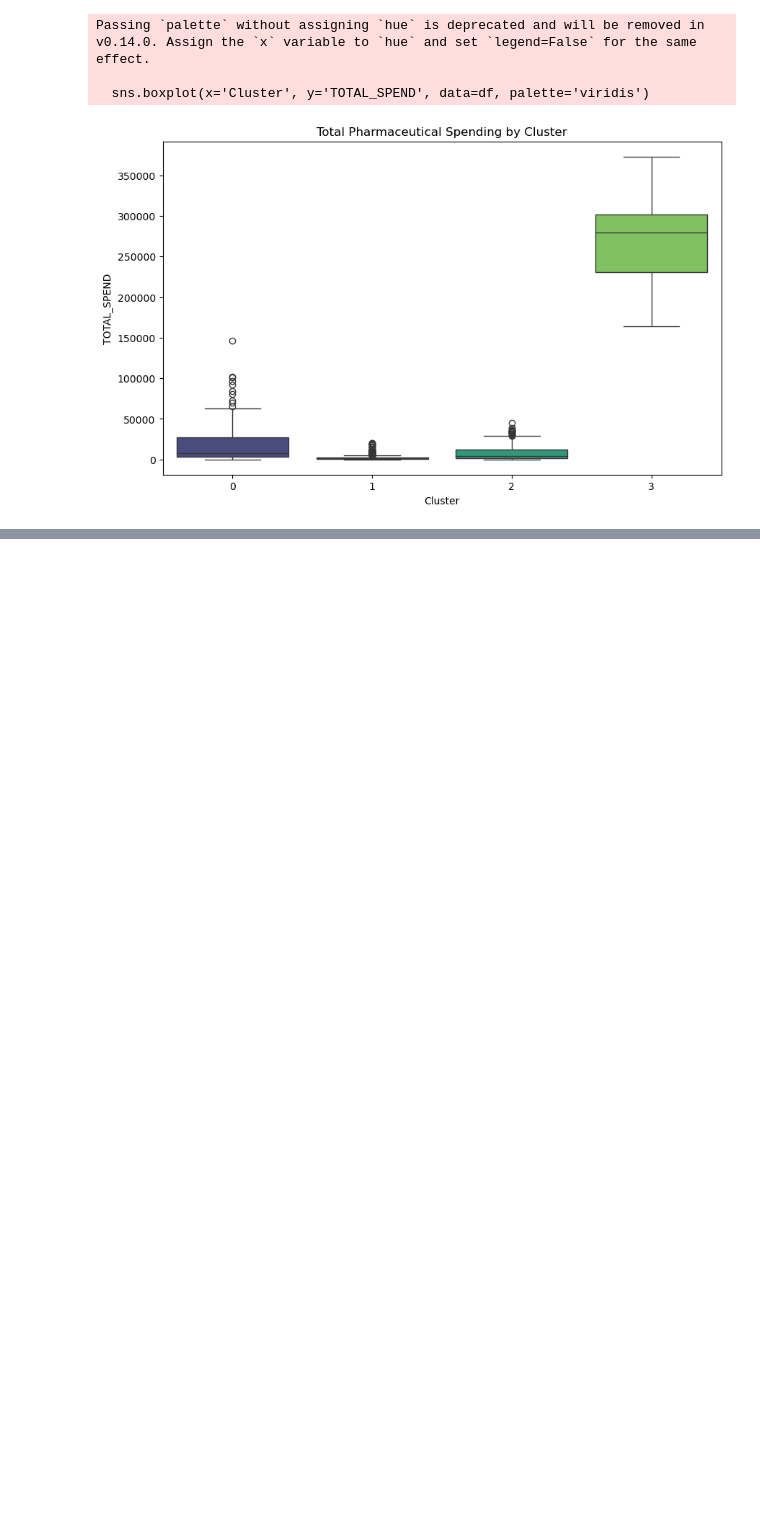
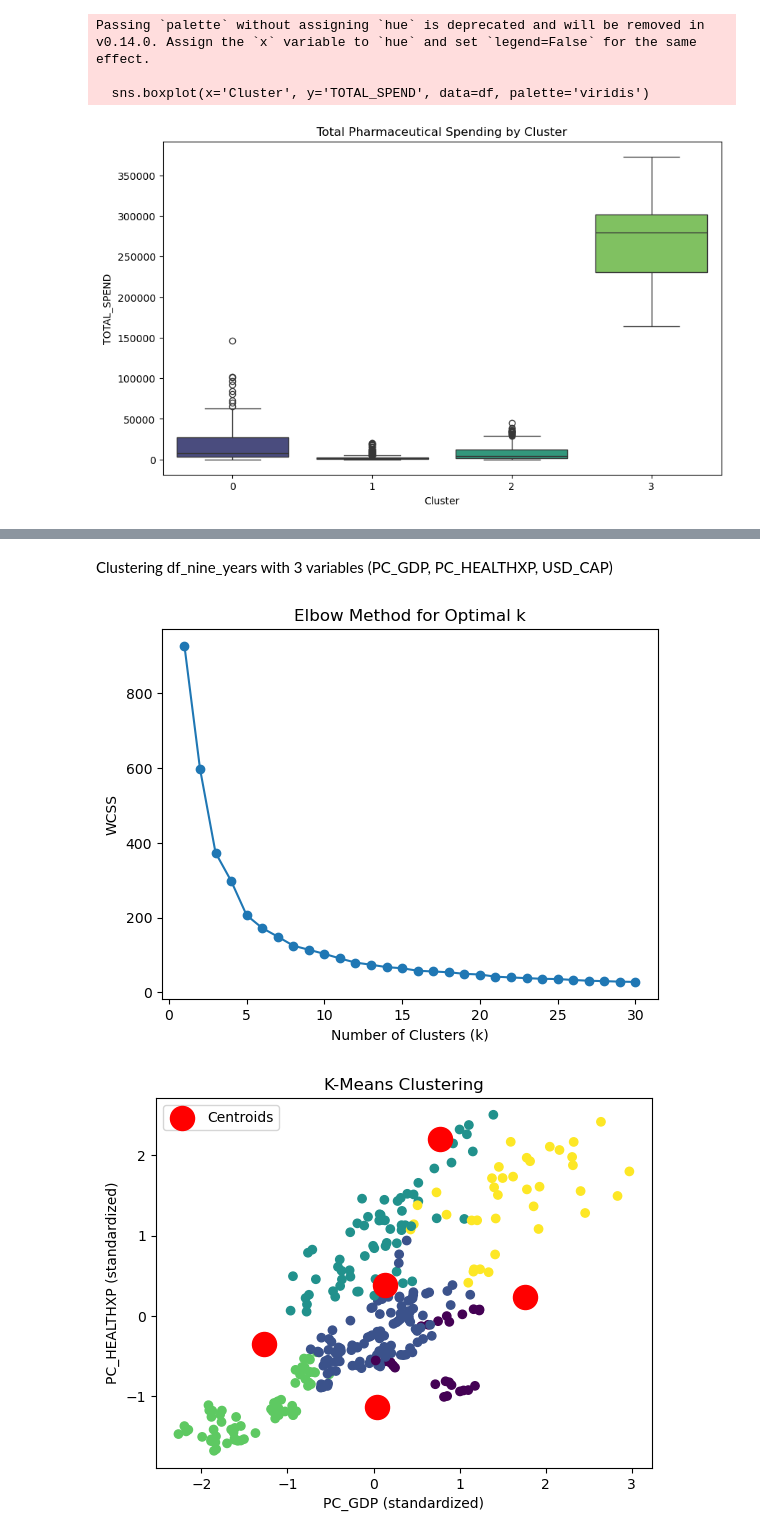
Before and after one commit to amlloren/Pharma-Spending-by-Countries, a Jupyter notebook: experiments/Danica_4_Clustering.ipynb, the cells around one changed output, grey strips where cells are left out. Cells and saved outputs as stored; diff of their text form; code cells hidden in the pictures; blank space fills up the shorter version.

Commit message:
uploading clustering notebook and renaming files

```diff
--- a/experiments/4_Clustering.ipynb
+++ b/experiments/Danica_4_Clustering.ipynb
@@ -349,0 +393,16 @@ Passing `palette` without assigning `hue` is deprecated and will be removed in v
+# %%
+# Creating new database with data from 2005 to 2014, no imputation
+# Dropping GBR, ISR, NZL, RUS, and TUR for lack of data
+excluded_countries = ['GBR', 'ISR', 'NZL', 'RUS', 'TUR']
+
+df_nine_years = df[
+    (df["LOCATION"].isin(pivot_table_filtered.index)) &
+    (df["TIME"] >= 2005) &
+    (df["TIME"] <= 2014) &
+    (~df["LOCATION"].isin(excluded_countries))
+].drop(columns=["FLAG_CODES"])
+
+df_nine_years
+
+# Export df_nine_years to a CSV file
+#df_nine_years.to_csv("filtered_data.csv", index=False)
@@ -349,0 +427,63 @@ Passing `palette` without assigning `hue` is deprecated and will be removed in v
+# %% [markdown]
+Clustering df_nine_years with 3 variables (PC_GDP, PC_HEALTHXP, USD_CAP)
+# %%
+# Select relevant features for clustering
+X = df_nine_years[['PC_GDP', 'PC_HEALTHXP', 'USD_CAP']]
+
+# Step 1: Standardize the features
+scaler = StandardScaler()
+X_scaled = scaler.fit_transform(X)
+
+# Step 2: Determine the optimal number of clusters using the Elbow Method
+wcss = []
+for k in range(1, 31): # 31 countries in total
+    kmeans = KMeans(n_clusters=k, random_state=42)
+    kmeans.fit(X_scaled)
+    wcss.append(kmeans.inertia_)
+
+# Create a DataFrame for WCSS values and print
+# wcss_df = pd.DataFrame({'Number of Clusters': range(1, 31), 'WCSS': wcss})
+# print(wcss_df)
+
+# Plot the WCSS to find the elbow
+plt.plot(range(1, 31), wcss, marker='o')
+plt.xlabel('Number of Clusters (k)')
+plt.ylabel('WCSS')
+plt.title('Elbow Method for Optimal k')
+plt.show()
+
+# Step 3: Fit K-Means with the chosen number of clusters
+k = 5
+kmeans = KMeans(n_clusters=k, random_state=42)
+df_nine_years['Cluster'] = kmeans.fit_predict(X_scaled)
+
+# Step 4: Interpret and visualize
+# Get cluster centroids
+centroids1 = kmeans.cluster_centers_
+
+# Plot clusters in 2D (PC_GDP and PC_HEALTHXP for simplicity)
+plt.scatter(X_scaled[:, 0], X_scaled[:, 1], c=df_nine_years['Cluster'], cmap='viridis', marker='o')
+plt.scatter(centroids[:, 0], centroids[:, 1], s=300, c='red', label='Centroids')
+plt.xlabel('PC_GDP (standardized)')
+plt.ylabel('PC_HEALTHXP (standardized)')
+plt.title('K-Means Clustering')
+plt.legend()
+plt.show()
+
+# Plot clusters in 3D (PC_GDP, PC_HEALTHXP, USD_CAP)
+# fig = plt.figure(figsize=(8, 12))
+# ax = fig.add_subplot(111, projection='3d')
+# # Plot the clusters
+# ax.scatter(X_scaled[:, 0], X_scaled[:, 1], X_scaled[:, 2], c=df_nine_years['Cluster'], cmap='viridis', marker='o')
+# Plot the centroids
+# ax.scatter(centroids[:, 0], centroids[:, 1], centroids[:, 2], s=300, c='red', label='Centroids')
+# Labels
+# ax.set_xlabel('PC_GDP (standardized)')
+# ax.set_ylabel('PC_HEALTHXP (standardized)')
+# ax.set_zlabel('USD_CAP (standardized)')
+# plt.title('3D K-Means Clustering')
+# plt.legend()
+# plt.show()
+# %% [output]
+[figure, added]
+[figure, added]
```
Also changed, not shown: parts of 16 cells of this notebook, 3 other files.
